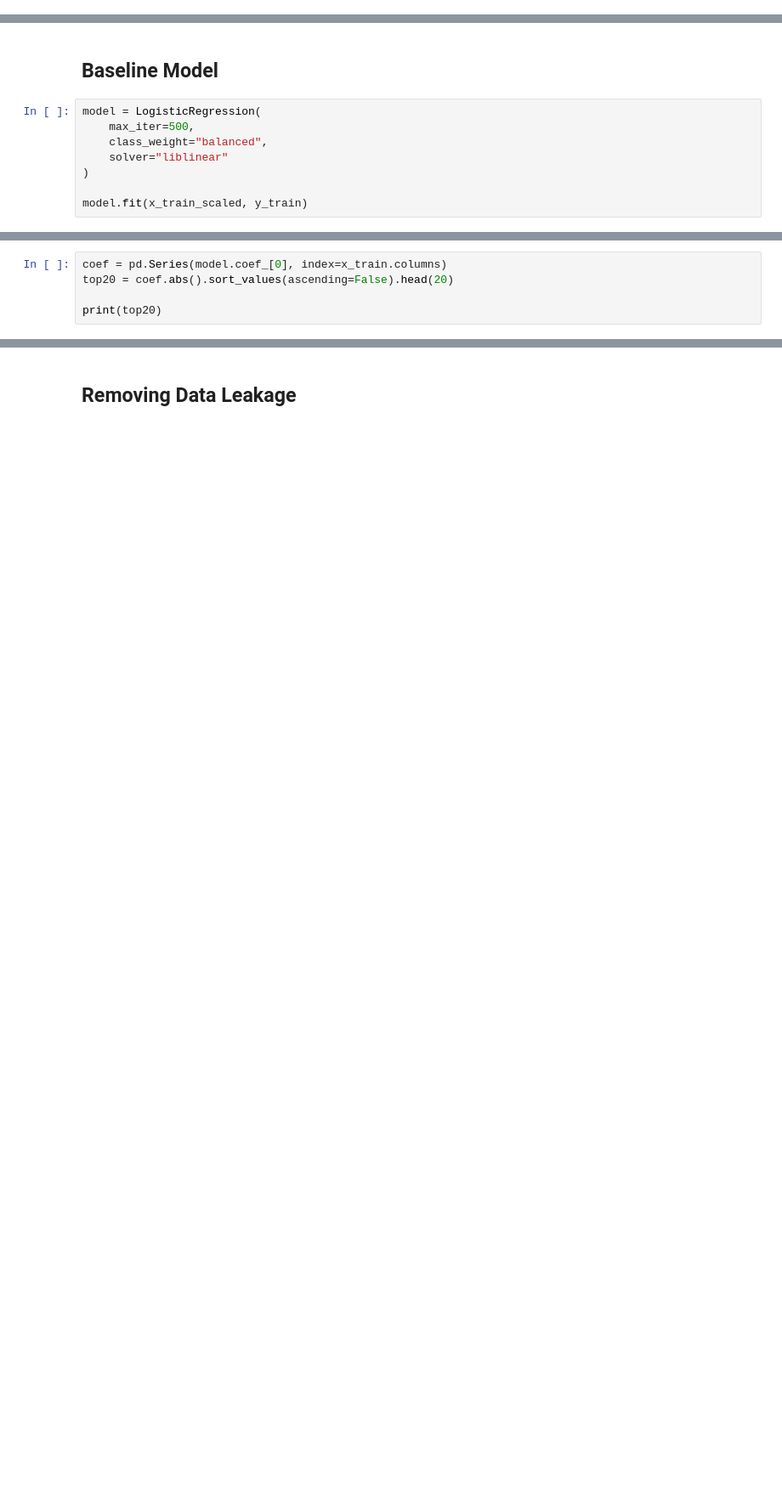
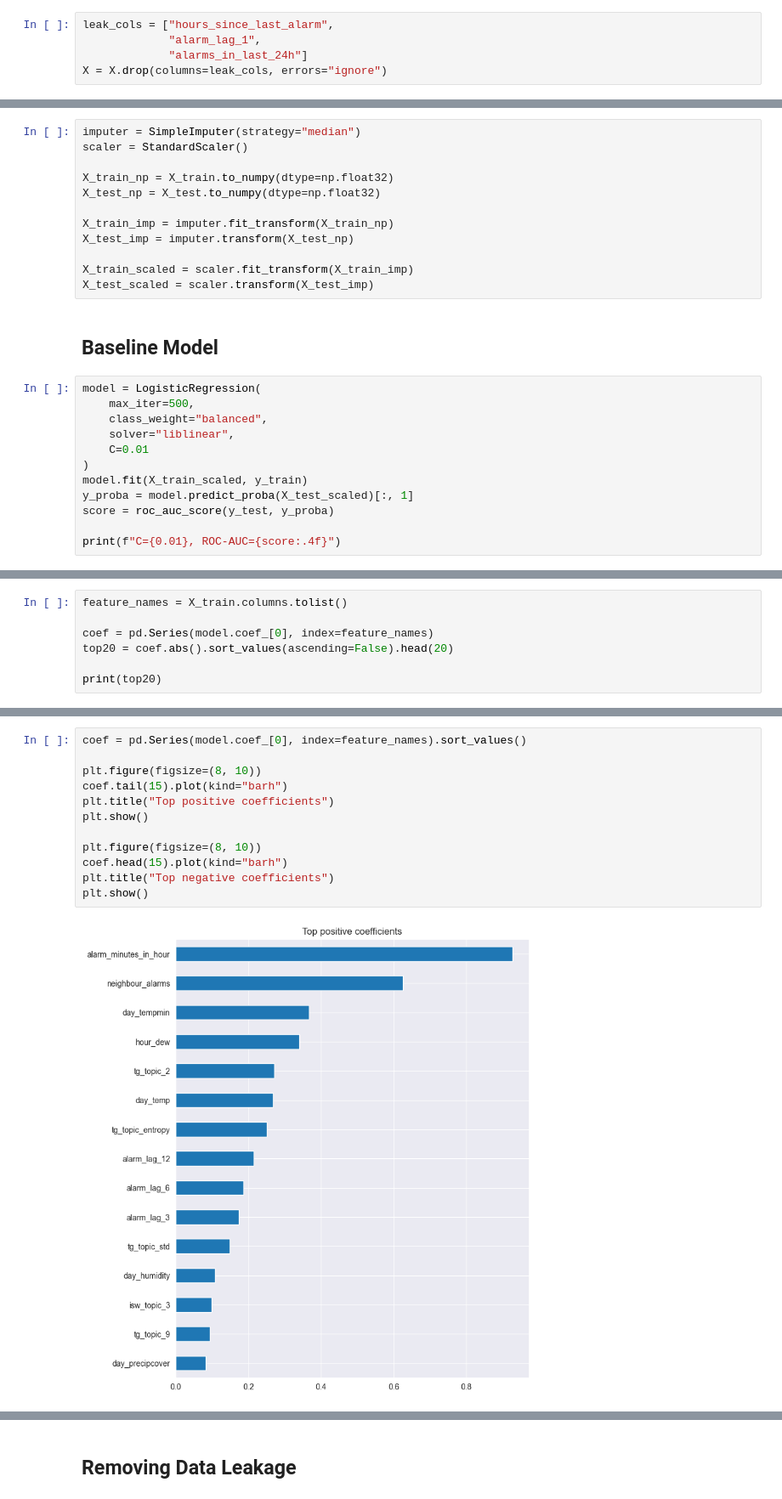
Before and after one commit to khorunzhaviktoriia/war-events-predictor-saas, a Jupyter notebook: forecasting/logistic_regression.ipynb, the cells around one changed output, grey strips where cells are left out. Shown at 85% size. Drawn from its saved outputs; the diff is of its cells as text; blank space fills up the shorter version.

```diff
--- a/forecasting/logistic_regression.ipynb
+++ b/forecasting/logistic_regression.ipynb
@@ -34 +45,6 @@ x = logreg_data.drop(columns=["alarm_active"])
+# %%
+leak_cols = ["hours_since_last_alarm",
+             "alarm_lag_1",
+             "alarms_in_last_24h"]
+X = X.drop(columns=leak_cols, errors="ignore")
 # %%
@@ -74,11 +77,27 @@ dtype: int64
+# %%
+imputer = SimpleImputer(strategy="median")
+scaler = StandardScaler()
+
+X_train_np = X_train.to_numpy(dtype=np.float32)
+X_test_np = X_test.to_numpy(dtype=np.float32)
+
+X_train_imp = imputer.fit_transform(X_train_np)
+X_test_imp = imputer.transform(X_test_np)
+
+X_train_scaled = scaler.fit_transform(X_train_imp)
+X_test_scaled = scaler.transform(X_test_imp)
 # %% [markdown]
 ## Baseline Model
 # %%
 model = LogisticRegression(
     max_iter=500,
     class_weight="balanced",
-    solver="liblinear"
+    solver="liblinear",
+    C=0.01
 )
+model.fit(X_train_scaled, y_train)
+y_proba = model.predict_proba(X_test_scaled)[:, 1]
+score = roc_auc_score(y_test, y_proba)
 
-model.fit(x_train_scaled, y_train)
+print(f"C={0.01}, ROC-AUC={score:.4f}")
 # %% [output]
@@ -100,5 +149,7 @@ plt.show()
 # %%
-coef = pd.Series(model.coef_[0], index=x_train.columns)
+feature_names = X_train.columns.tolist()
+
+coef = pd.Series(model.coef_[0], index=feature_names)
 top20 = coef.abs().sort_values(ascending=False).head(20)
 
 print(top20)
@@ -104,0 +174,14 @@ print(top20)
+# %%
+coef = pd.Series(model.coef_[0], index=feature_names).sort_values()
+
+plt.figure(figsize=(8, 10))
+coef.tail(15).plot(kind="barh")
+plt.title("Top positive coefficients")
+plt.show()
+
+plt.figure(figsize=(8, 10))
+coef.head(15).plot(kind="barh")
+plt.title("Top negative coefficients")
+plt.show()
+# %% [output]
+[figure, added]
```
Also changed, not shown: parts of 45 cells of this notebook.
